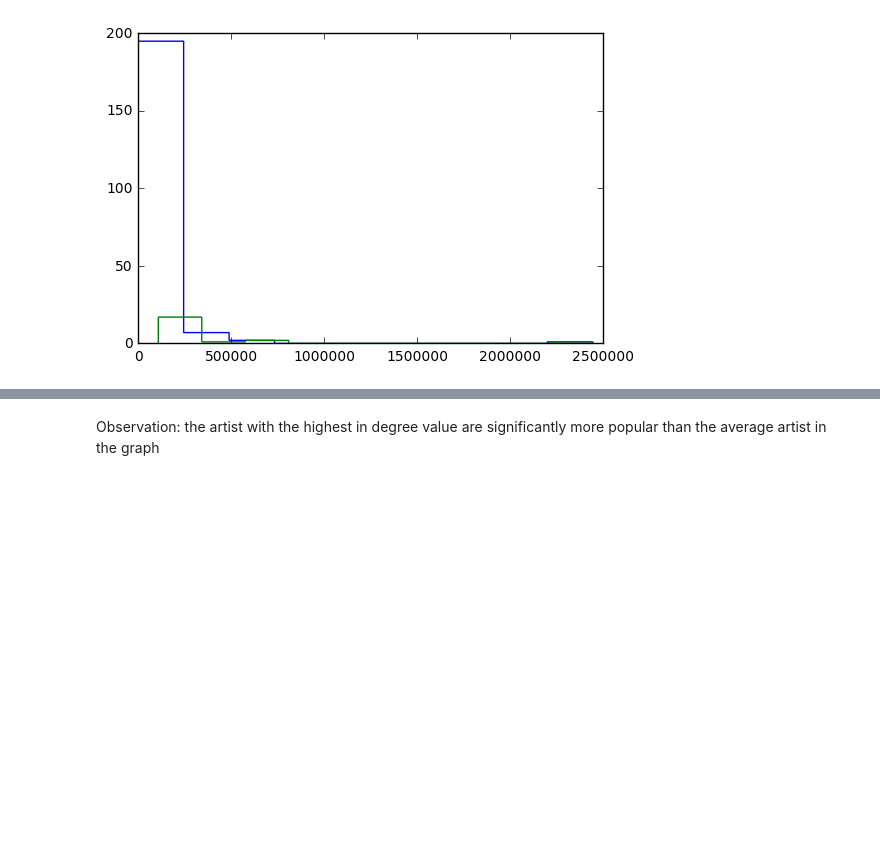
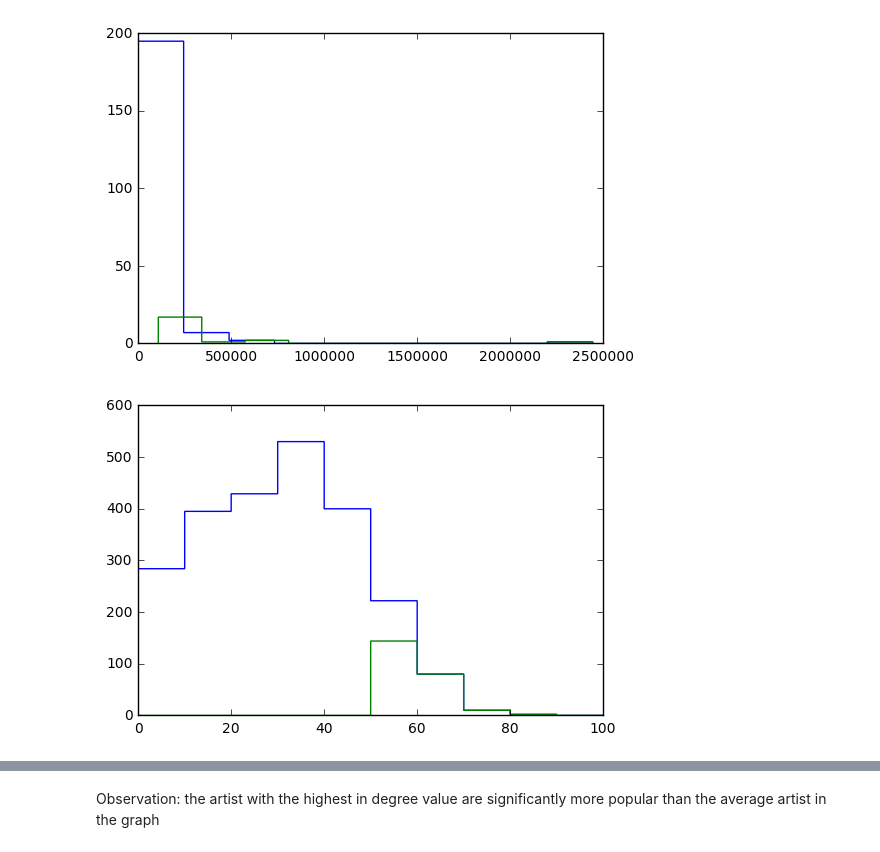
Before and after one commit to bmachlin/SpotifyArtistNetwork, a Jupyter notebook: data/ntwrks final beatles.ipynb, the cells around one changed output, grey strips where cells are left out. Cells and saved outputs as stored; diff of their text form; code cells hidden in the pictures; blank space fills up the shorter version.

```diff
--- a/data/ntwrks final beatles.ipynb
+++ b/data/ntwrks final beatles.ipynb
@@ -171,6 +171,8 @@ print(topInDegreeAvgs(beatles_10_5, .90))
 [40.806975345760677, 53668.29524954901, 66.155688622754496, 385354.31736526947]
 # %%
 b55idl = topInDegreeLists(beatles_5_5, .90)
+b510idl = topInDegreeLists(beatles_5_10, .90)
+b105idl = topInDegreeLists(beatles_10_5, .90)
 # %%
 _ = plt.hist(b55idl[0], range=(0,100), histtype="step")
 _ = plt.hist(b55idl[2], range=(0,100), histtype="step")
@@ -181,3 +183,8 @@ _ = plt.hist(b55idl[1], histtype="step")
 _ = plt.hist(b55idl[3], histtype="step")
 # %% [output]
 [figure]
+# %%
+_ = plt.hist(b510idl[0], range=(0,100), histtype="step")
+_ = plt.hist(b510idl[2], range=(0,100), histtype="step")
+# %% [output]
+[figure, added]
```
Also changed, not shown: parts of 22 cells of this notebook, 20 other files.
